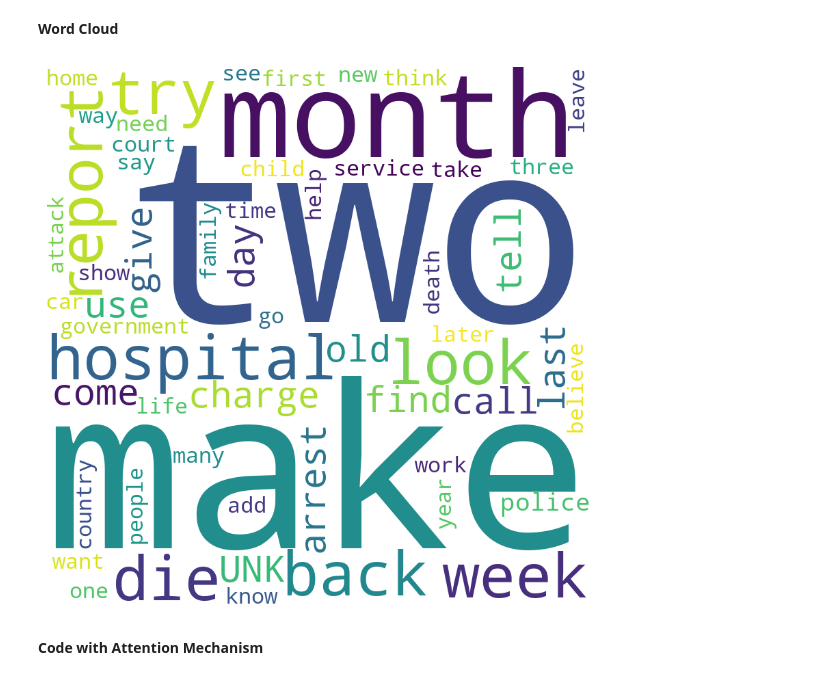
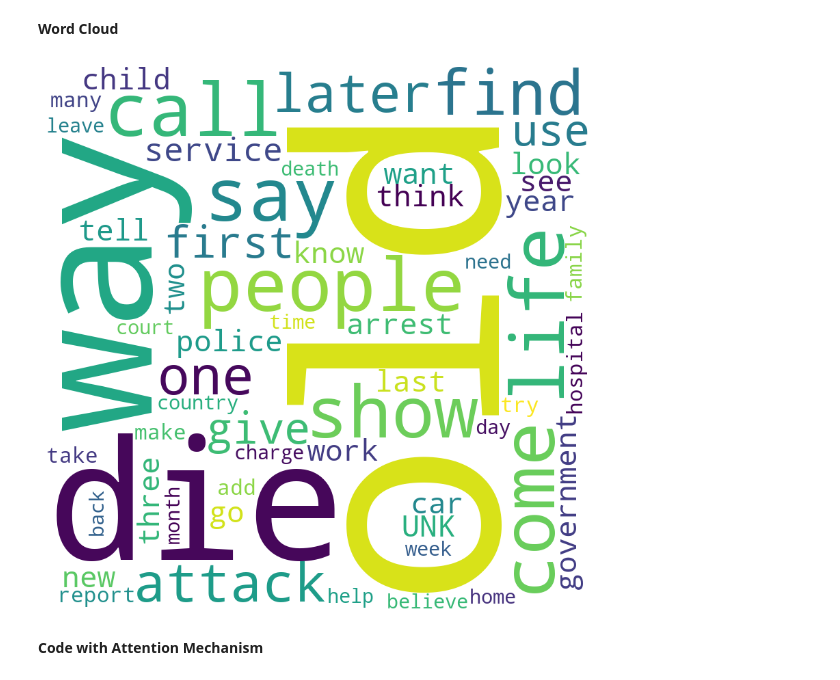
Before and after one commit to yvferreiro/MasterThesis, a Jupyter notebook: RNN.ipynb, the cells around one changed output. Cells and saved outputs as stored; diff of their text form; code cells hidden in the pictures.

```diff
--- a/RNN.ipynb
+++ b/RNN.ipynb
@@ -168,8 +173,10 @@ train_dataset
 # %%
-model.compile(loss=tf.keras.losses.SparseCategoricalCrossentropy(from_logits=True),
+rnn.compile(loss=tf.keras.losses.SparseCategoricalCrossentropy(from_logits=True),
               optimizer=tf.keras.optimizers.Adam(1e-4),
               metrics=['accuracy'])
 # %%
-history = model.fit(train_dataset, epochs=1,
-                    validation_data=test_dataset)
+early_stop = EarlyStopping(monitor='val_loss', patience=5, verbose=1)
+fitted_model = rnn.fit(train_dataset, epochs=1,
+                    validation_data=test_dataset,
+                    callbacks = [early_stop])
 # %% [output]
@@ -241,36 +268,32 @@ model.layers[0].get_weights()
 # %%
 # Get the feature weights
-weights = model.layers[1].get_weights()[0] #1 is what we have been using so farfor layers
+weights = rnn.layers[1].get_weights()[0] #1 is what we have been using so farfor layers
 
 # Sort the feature weights
 sorted_weights = np.sort(weights, axis=0)[::-1]
 
 # Select the top 1000 features
-top_features = sorted_weights[:1000]
+top_features = sorted_weights[:5000]
 
 # Select the bottom 1000 features
-bottom_features = sorted_weights[-1000:]
+bottom_features = sorted_weights[-5000:]
 
-vocab_dict = dict(enumerate(vocab))
+vocab_dict = dict(enumerate(encoded_vocab))
 
 # Map the features back to words
-#top_words = [word for word, idx in sorted(vocab_dict.items(), key=lambda x: weights[int(x[1])] if (x[1] != "" and x[0] != "[UNK]") else 0, reverse=True)[:1000]]
-#bottom_words = [word for word, idx in sorted(vocab_dict.items(), key=lambda x: weights[int(x[1])] if x[1] != "" and x[0] != "[UNK]" else 0, reverse=False)[:1000]]
-
-top_words = vocab[np.argsort(weights[:,::-1])[:1000]]
-bottom_words = vocab[np.argsort(weights)][:1000]
+top_words = encoded_vocab[np.argsort(weights[:,::-1])[:5000]]
+bottom_words = encoded_vocab[np.argsort(weights)][:5000]
 
 
-# Print the top and bottom features
-print("Top features:")#, top_words, type(top_features))
+# top
 s1h = pd.Series(top_words.ravel(), name='words') #ravel() to flatten
 s2h= pd.Series(top_features.ravel(), name='weights')
 df_high = pd.concat([s1h, s2h], axis = 1)
 #df_high
 
+#bottom
 print("Bottom features:")#, top_words, type(top_features))
 s1l = pd.Series(bottom_words.ravel(), name='words') #ravel() to flatten
 s2l= pd.Series(bottom_features.ravel(), name='weights')
 df_low = pd.concat([s1l, s2l], axis = 1)
-df_high
 # %% [output]
@@ -291,0 +314,15 @@ Bottom features:
+# %%
+def remove_duplicates(df, column_name):
+    unique_values = df[column_name].unique()
+    rows_to_remove = []
+    for value in unique_values:
+        rows_with_value = df[df[column_name] == value]
+        if len(rows_with_value) > 1:
+            rows_to_remove += list(rows_with_value.iloc[1:].index)
+    df = df.drop(rows_to_remove)
+    df = df.reset_index(drop=True)
+    return df
+
+df_h = remove_duplicates(df_high, 'words')
+df_l = remove_duplicates(df_low, 'words')
+df_l.sort_values(by = "weights", ascending=True)
@@ -338,20 +353,20 @@ df_sorted_l.head(50)
 # %%
 import pandas as pd
 from wordcloud import WordCloud
 import matplotlib.pyplot as plt
 
-text = ' '.join(df_low['words'])
+text = ' '.join(df_h['words'])
 
 # Create the word cloud
 wordcloud = WordCloud(width=800, height=800, background_color='white').generate(text)
 
 # Plot the word cloud
 plt.figure(figsize=(8,8), facecolor=None)
 plt.imshow(wordcloud)
 plt.axis("off")
 plt.tight_layout(pad=0)
 plt.show()
 # %% [output]
-[figure, old version]
+[figure, new version]
 # %% [markdown]
 **Code with Attention Mechanism**
```
Also changed, not shown: parts of 29 cells of this notebook.
